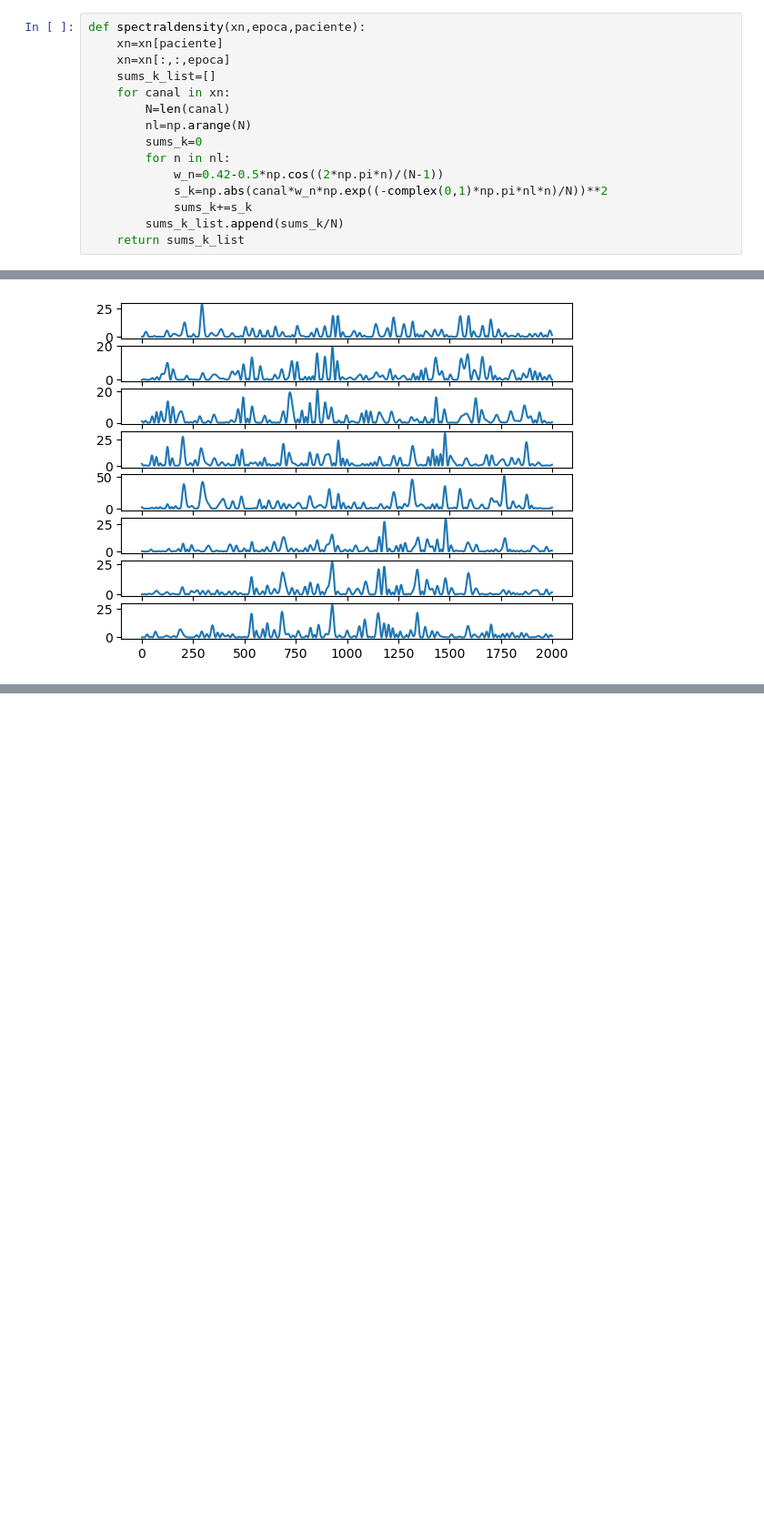
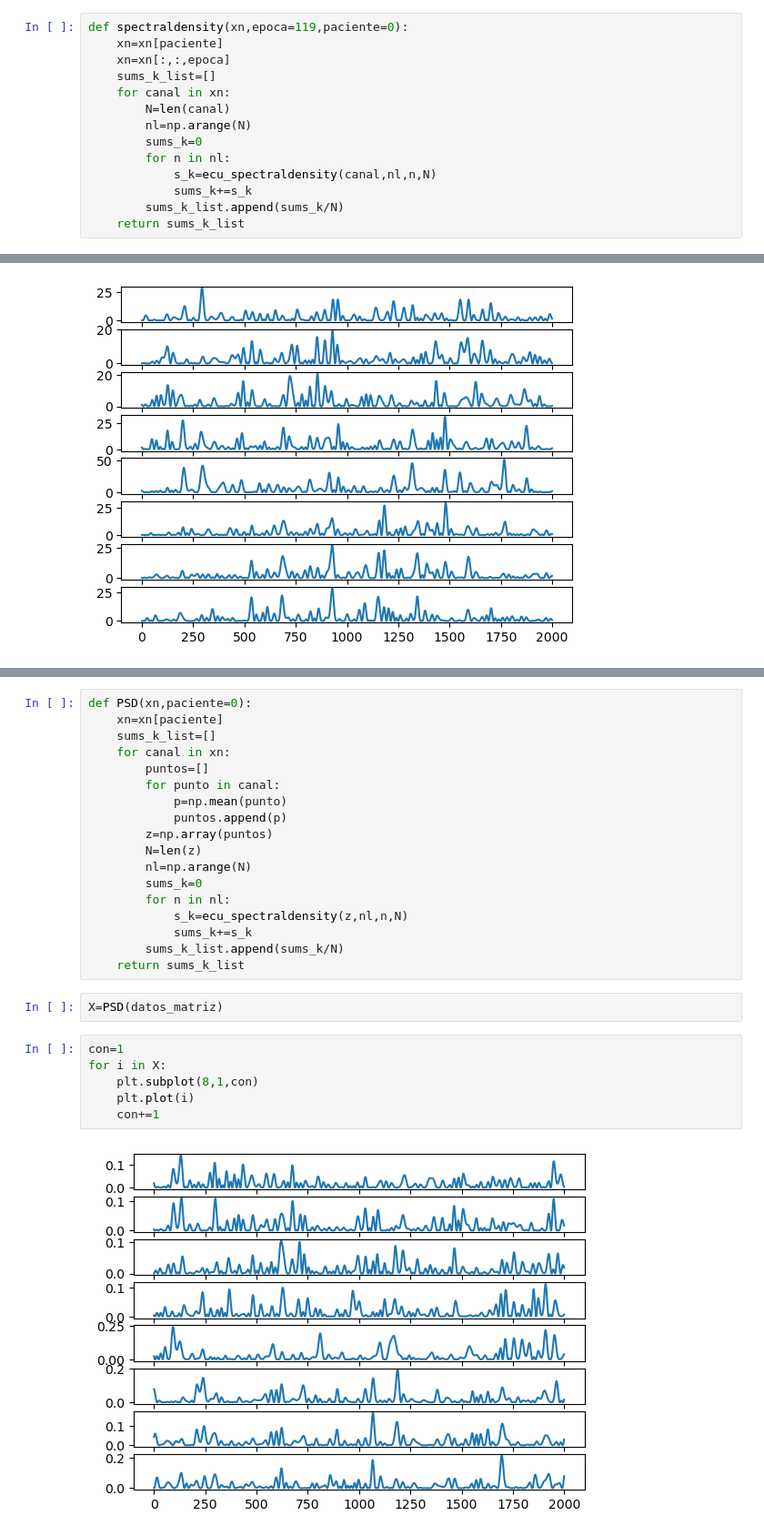
Before and after one commit to Astolfo2332/Parkinson_difference, a Jupyter notebook: Proyecto_1.ipynb, the cells around one changed output, grey strips where cells are left out. Shown at 91% size. Drawn from its saved outputs; the diff is of its cells as text; blank space fills up the shorter version.

```diff
--- a/Proyecto_1.ipynb
+++ b/Proyecto_1.ipynb
@@ -58,5 +58,5 @@ señal de análisis con 𝑁 la cantidad de puntos de la señal 𝑥𝑛
 # %%
-def spectraldensity(xn,epoca,paciente):
+def spectraldensity(xn,epoca=119,paciente=0):
     xn=xn[paciente]
     xn=xn[:,:,epoca]
     sums_k_list=[]
@@ -65,8 +65,7 @@ def spectraldensity(xn,epoca,paciente):
         nl=np.arange(N)
         sums_k=0
         for n in nl:
-            w_n=0.42-0.5*np.cos((2*np.pi*n)/(N-1))
-            s_k=np.abs(canal*w_n*np.exp((-complex(0,1)*np.pi*nl*n)/N))**2
+            s_k=ecu_spectraldensity(canal,nl,n,N)
             sums_k+=s_k
         sums_k_list.append(sums_k/N)
     return sums_k_list
@@ -81,0 +120,28 @@ plt.show()
+# %%
+def PSD(xn,paciente=0):
+    xn=xn[paciente]
+    sums_k_list=[]
+    for canal in xn:
+        puntos=[]
+        for punto in canal:
+            p=np.mean(punto)
+            puntos.append(p)
+        z=np.array(puntos)
+        N=len(z)
+        nl=np.arange(N)
+        sums_k=0
+        for n in nl:
+            s_k=ecu_spectraldensity(z,nl,n,N)
+            sums_k+=s_k
+        sums_k_list.append(sums_k/N)
+    return sums_k_list
+# %%
+X=PSD(datos_matriz)
+# %%
+con=1
+for i in X:
+    plt.subplot(8,1,con)
+    plt.plot(i)
+    con+=1
+# %% [output]
+[figure, added]
```
Also changed, not shown: parts of 13 cells of this notebook.
